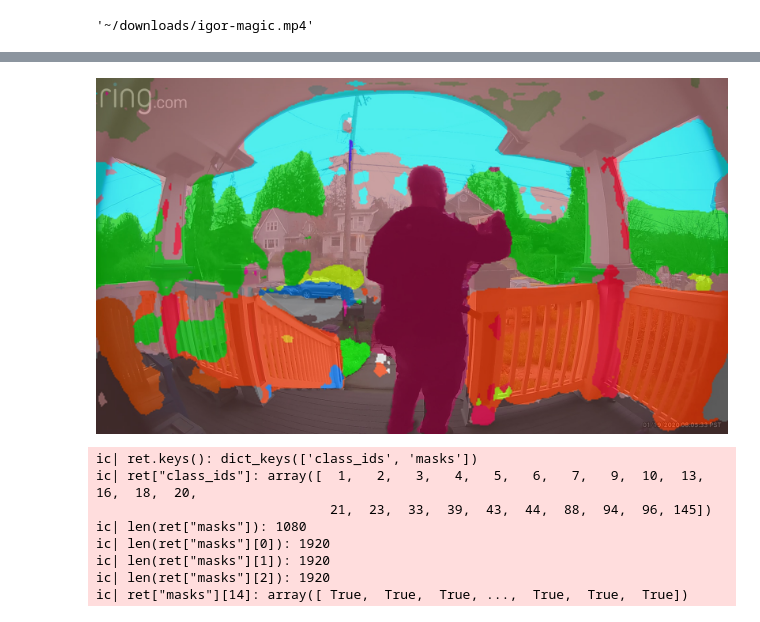
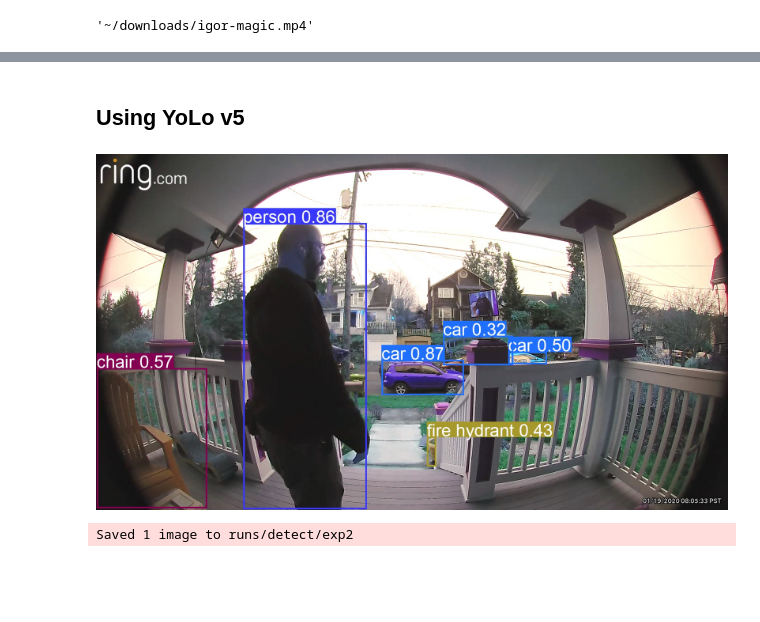
Before and after one commit to idvorkin/video-edit, a Jupyter notebook: play-opencv.ipynb, the cells around one changed output, grey strips where cells are left out. Saved outputs shown, nothing was run; the diff lists cells and outputs as text; code cells hidden in the pictures; blank space fills up the shorter version.

```diff
--- a/play-opencv.ipynb
+++ b/play-opencv.ipynb
@@ -97,15 +93,7 @@ class segment:
             ic(len(ret["masks"][2]))
             ic(ret["masks"][14])
 # %%
-rb = segment(segment_frame, 30)
-cv_helper.process_video(cv_helper.cv2_video(input_video_path), rb)
+# sf = segment(segment_frame,30)
+# cv_helper.process_video(cv_helper.cv2_video(input_video_path), sf)
-# %% [output]
-[figure, removed]
-ic| ret.keys(): dict_keys(['class_ids', 'masks'])
-ic| ret["class_ids"]: array([  1,   2,   3,   4,   5,   6,   7,   9,  10,  13,  16,  18,  20,
-                              21,  23,  33,  39,  43,  44,  88,  94,  96, 145])
-ic| len(ret["masks"]): 1080
-ic| len(ret["masks"][0]): 1920
-ic| len(ret["masks"][1]): 1920
-ic| len(ret["masks"][2]): 1920
-ic| ret["masks"][14]: array([ True,  True,  True, ...,  True,  True,  True])
+# %% [markdown]
+## Using YoLo v5
@@ -111,0 +142,11 @@ ic| ret["masks"][14]: array([ True,  True,  True, ...,  True,  True,  True])
+# %%
+# Images
+# img = os.path.expanduser('~/downloads/amelia-face.jpg')
+yolo = YoloDetector()
+cv_helper.process_video(cv_helper.cv2_video(input_video_path), yolo)
+# %% [output]
+[figure, added]
+# %%
+results.save()
+# %% [output]
+Saved 1 image to runs/detect/exp2
```
Also changed, not shown: parts of 11 cells of this notebook, 2 other files.
